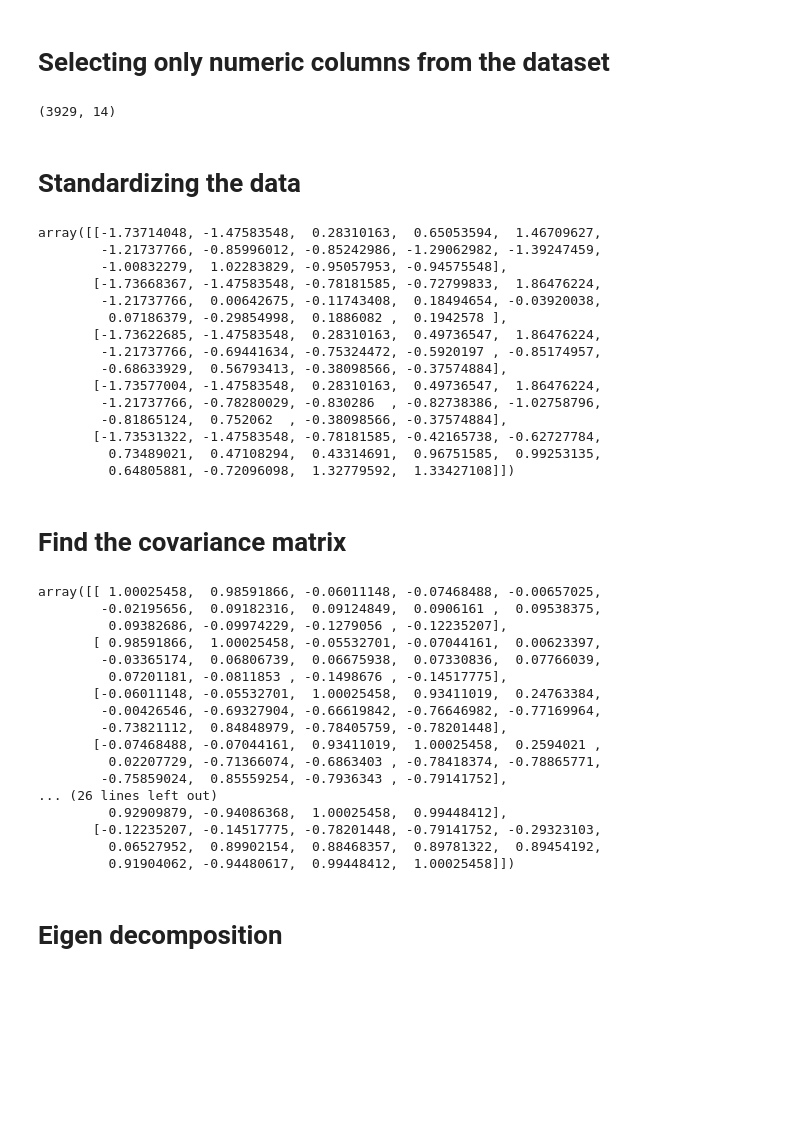
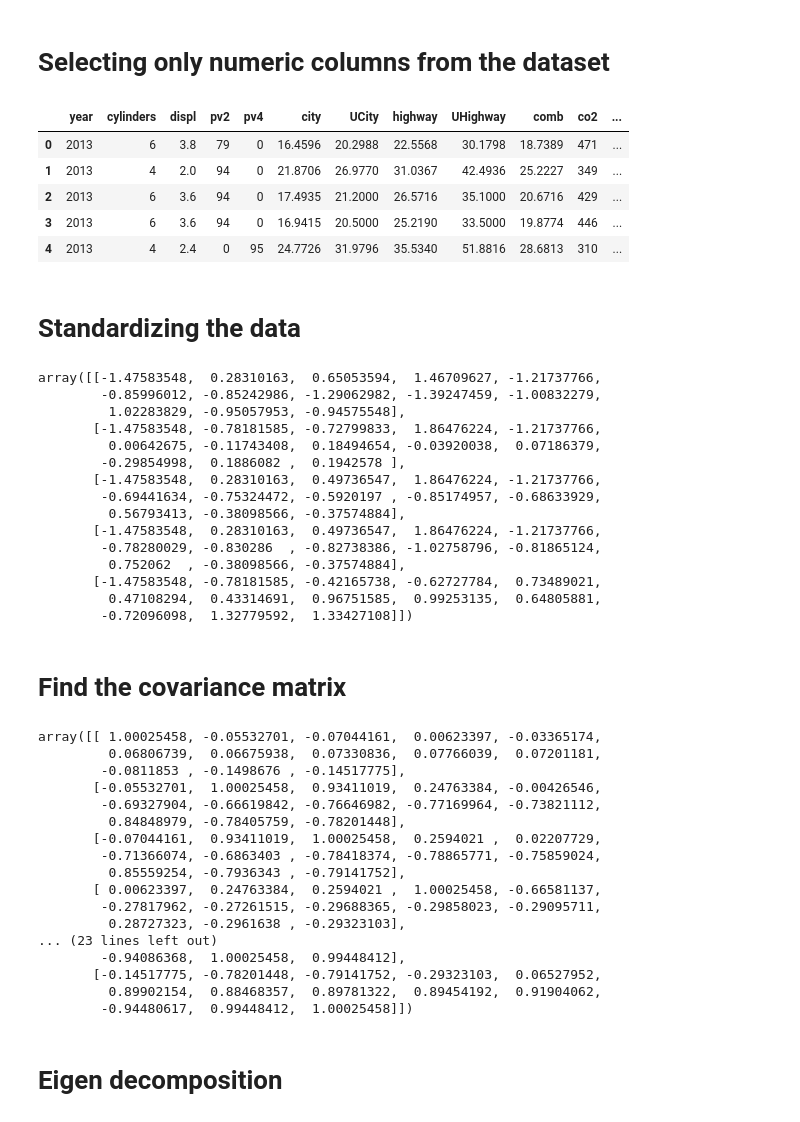
Before and after one commit to Leslyndizeye/FORMATIVE-ASSIGNMENT-ADVANCED-LINEAR-ALGEBRA-PCA-, a Jupyter notebook: pca.ipynb, the cells around one changed output. Cells and saved outputs as stored; diff of their text form; code cells hidden in the pictures; blank space fills up the shorter version.

```diff
--- a/pca.ipynb
+++ b/pca.ipynb
@@ -34,13 +34,19 @@ df.head()
 # %%
 # Select only numeric columns
 df_numeric = df.select_dtypes(include=[np.number])
+df_numeric.drop("id", axis=1, inplace=True)
 
 # Convert the DataFrame to a NumPy array
 numeric_data = df_numeric.to_numpy()
 
-print(numeric_data.shape)
+df_numeric.head()
 # %% [output]
-(3929, 14)
+|  | year | cylinders | displ | pv2 | pv4 | city | UCity | highway | UHighway | comb | co2 | ... |
+| 0 | 2013 | 6 | 3.8 | 79 | 0 | 16.4596 | 20.2988 | 22.5568 | 30.1798 | 18.7389 | 471 | ... |
+| 1 | 2013 | 4 | 2.0 | 94 | 0 | 21.8706 | 26.9770 | 31.0367 | 42.4936 | 25.2227 | 349 | ... |
+| 2 | 2013 | 6 | 3.6 | 94 | 0 | 17.4935 | 21.2000 | 26.5716 | 35.1000 | 20.6716 | 429 | ... |
+| 3 | 2013 | 6 | 3.6 | 94 | 0 | 16.9415 | 20.5000 | 25.2190 | 33.5000 | 19.8774 | 446 | ... |
+| 4 | 2013 | 4 | 2.4 | 0 | 95 | 24.7726 | 31.9796 | 35.5340 | 51.8816 | 28.6813 | 310 | ... |
 # %% [markdown]
 # Standardizing the data
 # %%
@@ -52,44 +58,44 @@ std_deviation = np.std(data, axis=0)
 standardized_data = (data - mean) / std_deviation
 standardized_data[:5]
 # %% [output]
-array([[-1.73714048, -1.47583548,  0.28310163,  0.65053594,  1.46709627,
-        -1.21737766, -0.85996012, -0.85242986, -1.29062982, -1.39247459,
-        -1.00832279,  1.02283829, -0.95057953, -0.94575548],
-       [-1.73668367, -1.47583548, -0.78181585, -0.72799833,  1.86476224,
-        -1.21737766,  0.00642675, -0.11743408,  0.18494654, -0.03920038,
-         0.07186379, -0.29854998,  0.1886082 ,  0.1942578 ],
-       [-1.73622685, -1.47583548,  0.28310163,  0.49736547,  1.86476224,
-        -1.21737766, -0.69441634, -0.75324472, -0.5920197 , -0.85174957,
-        -0.68633929,  0.56793413, -0.38098566, -0.37574884],
-       [-1.73577004, -1.47583548,  0.28310163,  0.49736547,  1.86476224,
-        -1.21737766, -0.78280029, -0.830286  , -0.82738386, -1.02758796,
-        -0.81865124,  0.752062  , -0.38098566, -0.37574884],
-       [-1.73531322, -1.47583548, -0.78181585, -0.42165738, -0.62727784,
-         0.73489021,  0.47108294,  0.43314691,  0.96751585,  0.99253135,
-         0.64805881, -0.72096098,  1.32779592,  1.33427108]])
+array([[-1.47583548,  0.28310163,  0.65053594,  1.46709627, -1.21737766,
+        -0.85996012, -0.85242986, -1.29062982, -1.39247459, -1.00832279,
+         1.02283829, -0.95057953, -0.94575548],
+       [-1.47583548, -0.78181585, -0.72799833,  1.86476224, -1.21737766,
+         0.00642675, -0.11743408,  0.18494654, -0.03920038,  0.07186379,
+        -0.29854998,  0.1886082 ,  0.1942578 ],
+       [-1.47583548,  0.28310163,  0.49736547,  1.86476224, -1.21737766,
+        -0.69441634, -0.75324472, -0.5920197 , -0.85174957, -0.68633929,
+         0.56793413, -0.38098566, -0.37574884],
+       [-1.47583548,  0.28310163,  0.49736547,  1.86476224, -1.21737766,
+        -0.78280029, -0.830286  , -0.82738386, -1.02758796, -0.81865124,
+         0.752062  , -0.38098566, -0.37574884],
+       [-1.47583548, -0.78181585, -0.42165738, -0.62727784,  0.73489021,
+         0.47108294,  0.43314691,  0.96751585,  0.99253135,  0.64805881,
+        -0.72096098,  1.32779592,  1.33427108]])
 # %% [markdown]
 # Find the covariance matrix
 # %%
 cov_matrix = np.cov(standardized_data, rowvar=False)
 cov_matrix
 # %% [output]
-array([[ 1.00025458,  0.98591866, -0.06011148, -0.07468488, -0.00657025,
-        -0.02195656,  0.09182316,  0.09124849,  0.0906161 ,  0.09538375,
-         0.09382686, -0.09974229, -0.1279056 , -0.12235207],
-       [ 0.98591866,  1.00025458, -0.05532701, -0.07044161,  0.00623397,
-        -0.03365174,  0.06806739,  0.06675938,  0.07330836,  0.07766039,
-         0.07201181, -0.0811853 , -0.1498676 , -0.14517775],
-       [-0.06011148, -0.05532701,  1.00025458,  0.93411019,  0.24763384,
-        -0.00426546, -0.69327904, -0.66619842, -0.76646982, -0.77169964,
-        -0.73821112,  0.84848979, -0.78405759, -0.78201448],
-       [-0.07468488, -0.07044161,  0.93411019,  1.00025458,  0.2594021 ,
-         0.02207729, -0.71366074, -0.6863403 , -0.78418374, -0.78865771,
-        -0.75859024,  0.85559254, -0.7936343 , -0.79141752],
-... (26 lines left out)
-         0.92909879, -0.94086368,  1.00025458,  0.99448412],
-       [-0.12235207, -0.14517775, -0.78201448, -0.79141752, -0.29323103,
-         0.06527952,  0.89902154,  0.88468357,  0.89781322,  0.89454192,
-         0.91904062, -0.94480617,  0.99448412,  1.00025458]])
+array([[ 1.00025458, -0.05532701, -0.07044161,  0.00623397, -0.03365174,
+         0.06806739,  0.06675938,  0.07330836,  0.07766039,  0.07201181,
+        -0.0811853 , -0.1498676 , -0.14517775],
+       [-0.05532701,  1.00025458,  0.93411019,  0.24763384, -0.00426546,
+        -0.69327904, -0.66619842, -0.76646982, -0.77169964, -0.73821112,
+         0.84848979, -0.78405759, -0.78201448],
+       [-0.07044161,  0.93411019,  1.00025458,  0.2594021 ,  0.02207729,
+        -0.71366074, -0.6863403 , -0.78418374, -0.78865771, -0.75859024,
+         0.85559254, -0.7936343 , -0.79141752],
+       [ 0.00623397,  0.24763384,  0.2594021 ,  1.00025458, -0.66581137,
+        -0.27817962, -0.27261515, -0.29688365, -0.29858023, -0.29095711,
+         0.28727323, -0.2961638 , -0.29323103],
+... (23 lines left out)
+        -0.94086368,  1.00025458,  0.99448412],
+       [-0.14517775, -0.78201448, -0.79141752, -0.29323103,  0.06527952,
+         0.89902154,  0.88468357,  0.89781322,  0.89454192,  0.91904062,
+        -0.94480617,  0.99448412,  1.00025458]])
 # %% [markdown]
 # Eigen decomposition
 # %%
```
Also changed, not shown: parts of 10 cells of this notebook.
